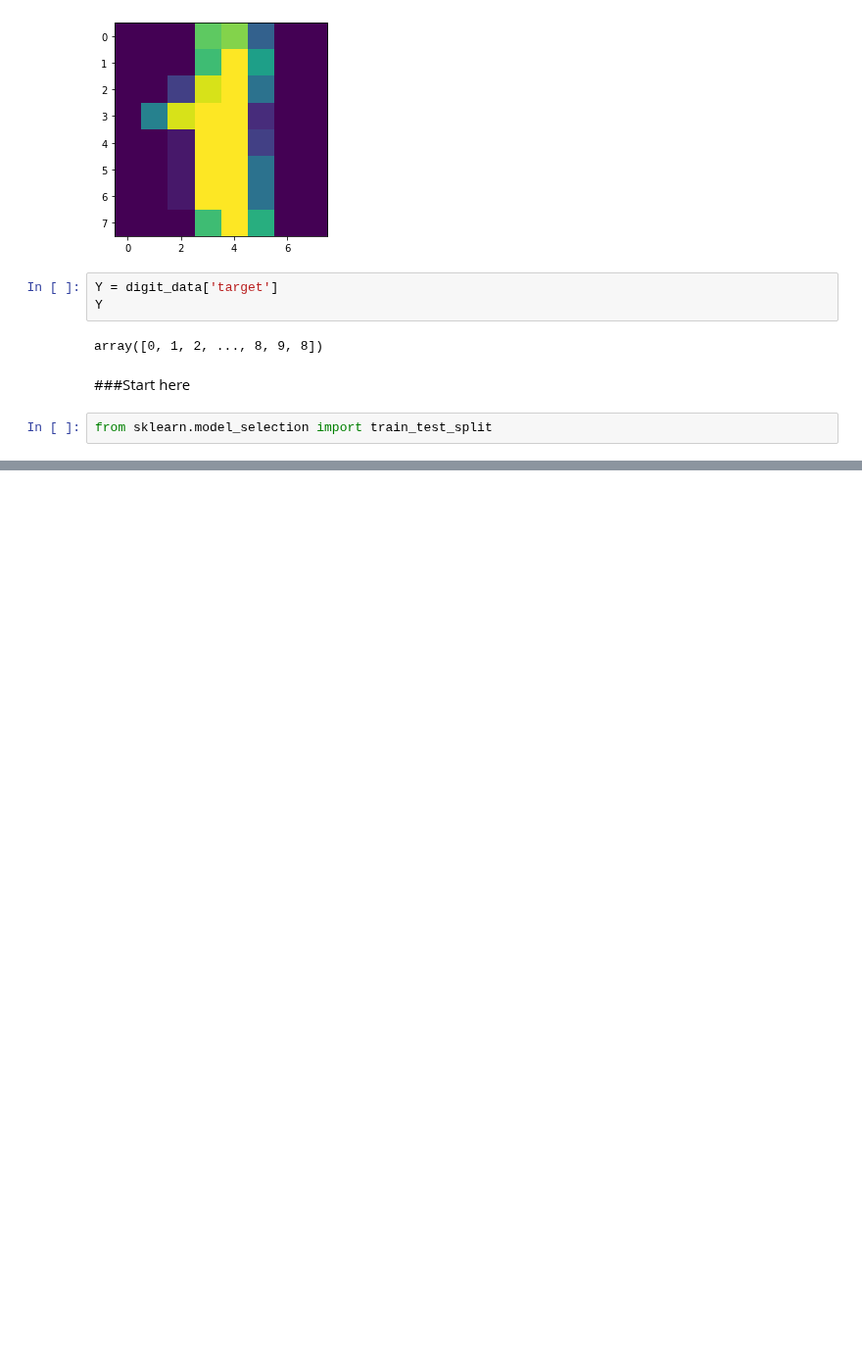
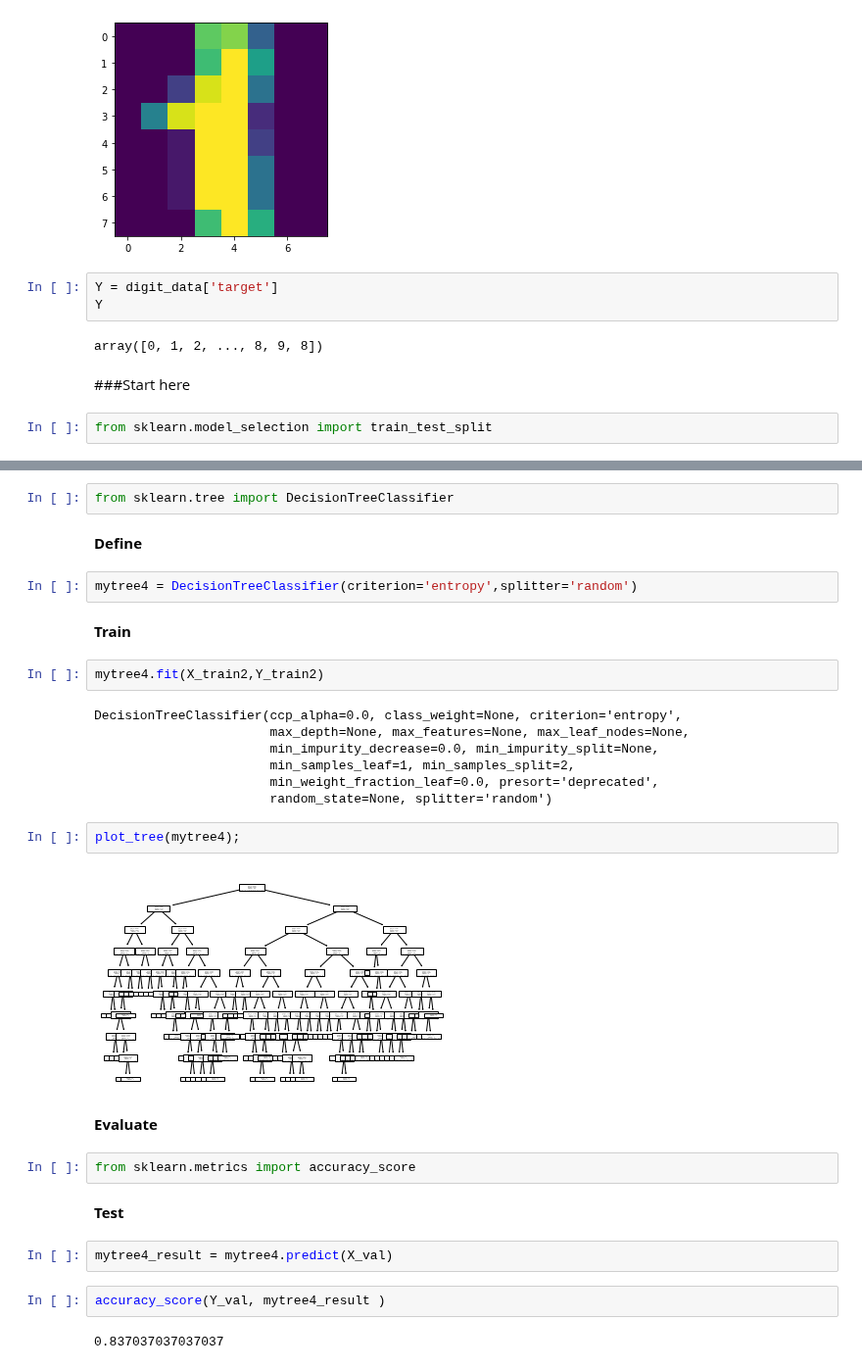
Before and after one commit to nichakornchaisuwan/DWDM21, a Jupyter notebook: Chapter7_Classification_(Decision_Tree).ipynb, the cells around one changed output, grey strips where cells are left out. Shown at 98% size. Drawn from its saved outputs; the diff is of its cells as text; blank space fills up the shorter version.

```diff
--- a/Chapter7_Classification_(Decision_Tree).ipynb
+++ b/Chapter7_Classification_(Decision_Tree).ipynb
@@ -175,0 +359,33 @@ NameError: ignored
+# %%
+from sklearn.tree import DecisionTreeClassifier
+# %% [markdown]
+**Define**
+# %%
+mytree4 = DecisionTreeClassifier(criterion='entropy',splitter='random')
+# %% [markdown]
+**Train**
+# %%
+mytree4.fit(X_train2,Y_train2)
+# %% [output]
+DecisionTreeClassifier(ccp_alpha=0.0, class_weight=None, criterion='entropy',
+                       max_depth=None, max_features=None, max_leaf_nodes=None,
+                       min_impurity_decrease=0.0, min_impurity_split=None,
+                       min_samples_leaf=1, min_samples_split=2,
+                       min_weight_fraction_leaf=0.0, presort='deprecated',
+                       random_state=None, splitter='random')
+# %%
+plot_tree(mytree4);
+# %% [output]
+[figure, added]
+# %% [markdown]
+**Evaluate**
+# %%
+from sklearn.metrics import accuracy_score
+# %% [markdown]
+**Test**
+# %%
+mytree4_result = mytree4.predict(X_val)
+# %%
+accuracy_score(Y_val, mytree4_result )
+# %% [output]
+0.837037037037037
```
Also changed, not shown: parts of 82 cells of this notebook.
